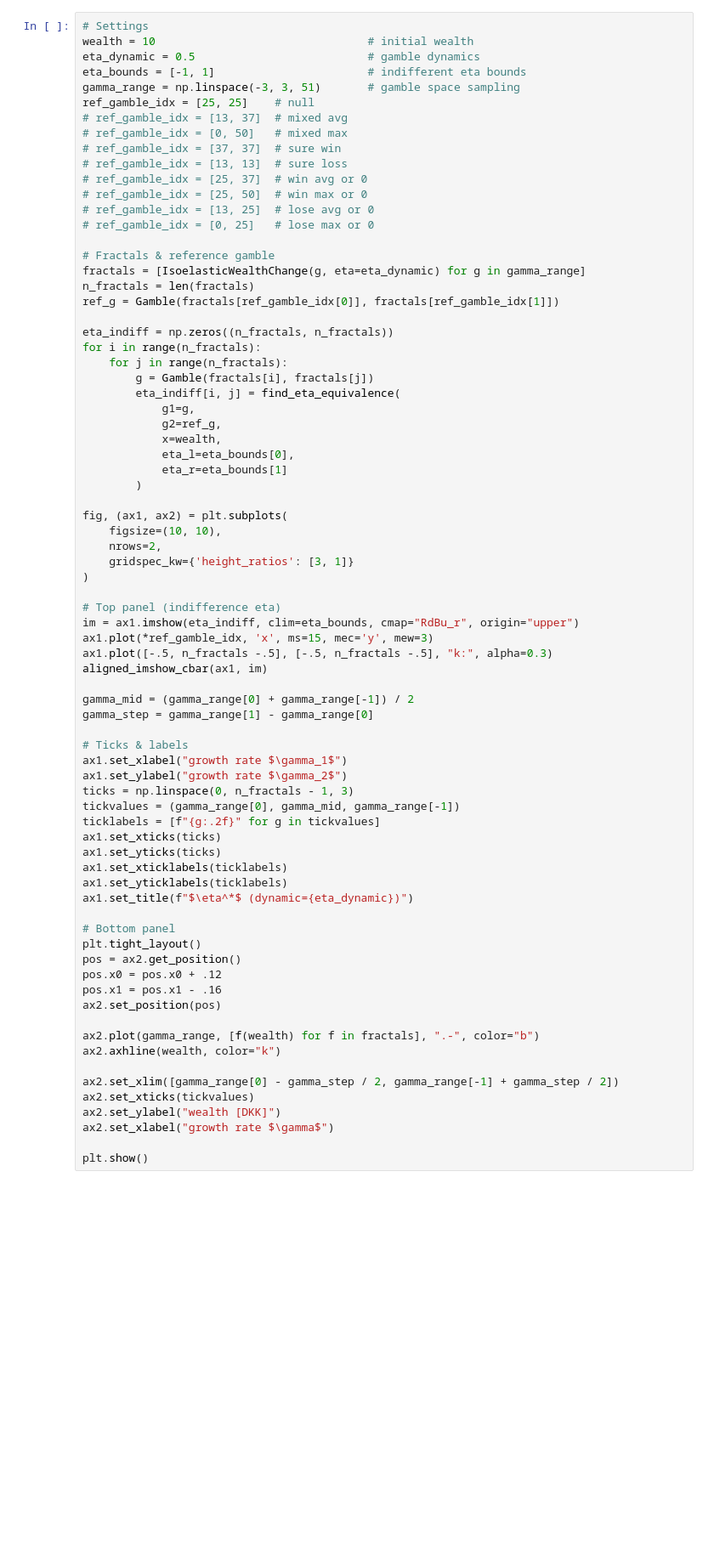
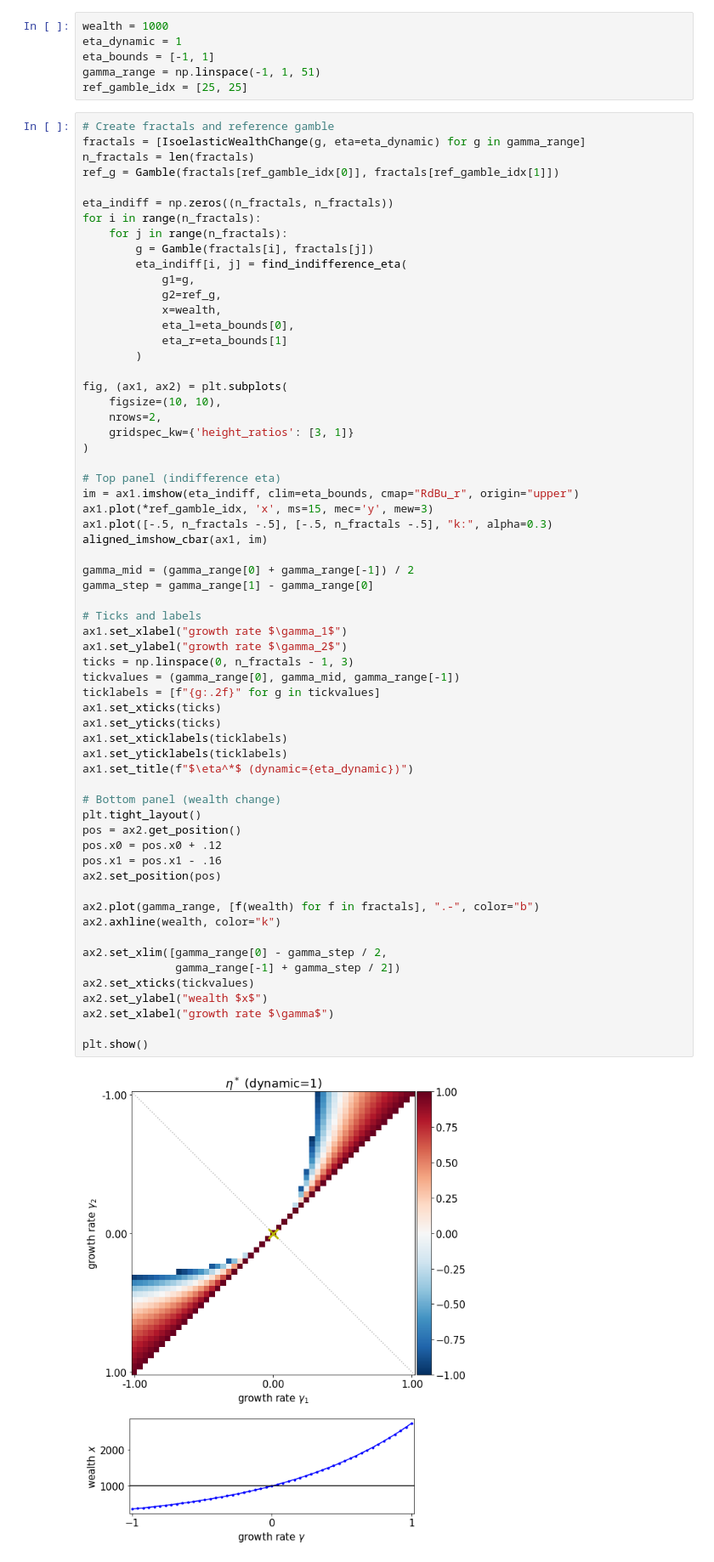
Before and after one commit to kbonna/ergodicity-experiments, a Jupyter notebook: ee_02_indifference_eta.ipynb, the cells around one changed output. Shown at 85% size. Cells and saved outputs as stored; diff of their text form; blank space fills up the shorter version.

```diff
--- a/ee_02_indifference_eta.ipynb
+++ b/ee_02_indifference_eta.ipynb
@@ -34,20 +58,11 @@ def find_eta_equivalence(g1, g2, x, eta_l=-10, eta_r=10, precision=1e-7):
+# %%
+wealth = 1000
+eta_dynamic = 1
+eta_bounds = [-1, 1]
+gamma_range = np.linspace(-1, 1, 51)
+ref_gamble_idx = [25, 25]
 # %%
-# Settings
-wealth = 10                                # initial wealth
-eta_dynamic = 0.5                          # gamble dynamics
-eta_bounds = [-1, 1]                       # indifferent eta bounds
-gamma_range = np.linspace(-3, 3, 51)       # gamble space sampling
-ref_gamble_idx = [25, 25]    # null
-# ref_gamble_idx = [13, 37]  # mixed avg
-# ref_gamble_idx = [0, 50]   # mixed max
-# ref_gamble_idx = [37, 37]  # sure win
-# ref_gamble_idx = [13, 13]  # sure loss
-# ref_gamble_idx = [25, 37]  # win avg or 0
-# ref_gamble_idx = [25, 50]  # win max or 0
-# ref_gamble_idx = [13, 25]  # lose avg or 0
-# ref_gamble_idx = [0, 25]   # lose max or 0
-
-# Fractals & reference gamble
+# Create fractals and reference gamble
 fractals = [IsoelasticWealthChange(g, eta=eta_dynamic) for g in gamma_range]
 n_fractals = len(fractals)
 ref_g = Gamble(fractals[ref_gamble_idx[0]], fractals[ref_gamble_idx[1]])
@@ -56,7 +71,7 @@ eta_indiff = np.zeros((n_fractals, n_fractals))
 for i in range(n_fractals):
     for j in range(n_fractals):
         g = Gamble(fractals[i], fractals[j])
-        eta_indiff[i, j] = find_eta_equivalence(
+        eta_indiff[i, j] = find_indifference_eta(
             g1=g,
             g2=ref_g,
             x=wealth,
@@ -76,34 +91,37 @@ ax1.plot(*ref_gamble_idx, 'x', ms=15, mec='y', mew=3)
 ax1.plot([-.5, n_fractals -.5], [-.5, n_fractals -.5], "k:", alpha=0.3)
 aligned_imshow_cbar(ax1, im)
 
 gamma_mid = (gamma_range[0] + gamma_range[-1]) / 2
 gamma_step = gamma_range[1] - gamma_range[0]
 
-# Ticks & labels
+# Ticks and labels
 ax1.set_xlabel("growth rate $\gamma_1$")
 ax1.set_ylabel("growth rate $\gamma_2$")
 ticks = np.linspace(0, n_fractals - 1, 3)
 tickvalues = (gamma_range[0], gamma_mid, gamma_range[-1])
 ticklabels = [f"{g:.2f}" for g in tickvalues]
 ax1.set_xticks(ticks)
 ax1.set_yticks(ticks)
 ax1.set_xticklabels(ticklabels)
 ax1.set_yticklabels(ticklabels)
 ax1.set_title(f"$\eta^*$ (dynamic={eta_dynamic})")
 
-# Bottom panel
+# Bottom panel (wealth change)
 plt.tight_layout()
 pos = ax2.get_position()
 pos.x0 = pos.x0 + .12
 pos.x1 = pos.x1 - .16
 ax2.set_position(pos)
 
 ax2.plot(gamma_range, [f(wealth) for f in fractals], ".-", color="b")
 ax2.axhline(wealth, color="k")
 
-ax2.set_xlim([gamma_range[0] - gamma_step / 2, gamma_range[-1] + gamma_step / 2])
+ax2.set_xlim([gamma_range[0] - gamma_step / 2,
+              gamma_range[-1] + gamma_step / 2])
 ax2.set_xticks(tickvalues)
-ax2.set_ylabel("wealth [DKK]")
+ax2.set_ylabel("wealth $x$")
 ax2.set_xlabel("growth rate $\gamma$")
 
 plt.show()
+# %% [output]
+[figure, added]
```
Also changed, not shown: parts of 8 cells of this notebook, 8 other files.
